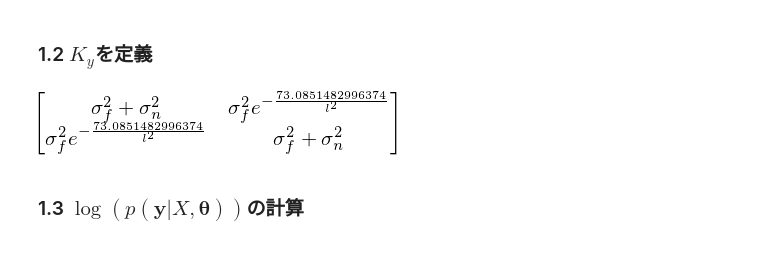
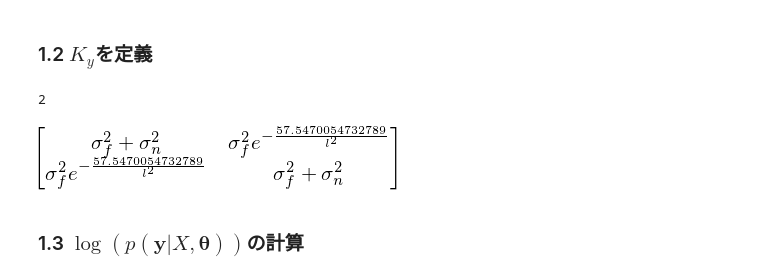
Before and after one commit to tkda-h3/krawczyk_method, a Jupyter notebook: interval_newton_method_for_hyperparmeter_search_of_gaussian_process.ipynb, the cells around one changed output. Drawn from its saved outputs; the diff is of its cells as text; code cells hidden in the pictures.

```diff
--- a/interval_newton_method_for_hyperparmeter_search_of_gaussian_process.ipynb
+++ b/interval_newton_method_for_hyperparmeter_search_of_gaussian_process.ipynb
@@ -39,16 +45,12 @@ import pandas as pd
 ### 1.1 データの読み込み
 - 'generate_psuedo_data_for_regression.ipynb'で作成した 'dump/data_df.pkl'
 # %%
-data_df = pd.read_pickle('dump/data_df.pkl')[:2]
+data_df = pd.read_pickle('dump/data_df.pkl').sample(n=2, random_state=282)
 print(len(data_df))
 X = np.array(list(data_df.X))
 print(X.shape)
 y = np.array(data_df.y)
-print(X, end='\n')
-
 print(y)
-
-np.sum((X[0] - X[1])**2)
 # %% [output]
 2
 (2, 2)
@@ -92,6 +70,9 @@ def kernel(p, q, i, j):
     return ans
 # %%
 K = Matrix([[kernel(p, q, i, j) for j,q in enumerate(X)] for i,p in enumerate(X)])
-display(K)
+print(len(y))
+if len(y) < 5:
+    display(K)
 # %% [output]
+2
-[figure, old version]
+[figure, new version]
```
Also changed, not shown: parts of 12 cells of this notebook.
